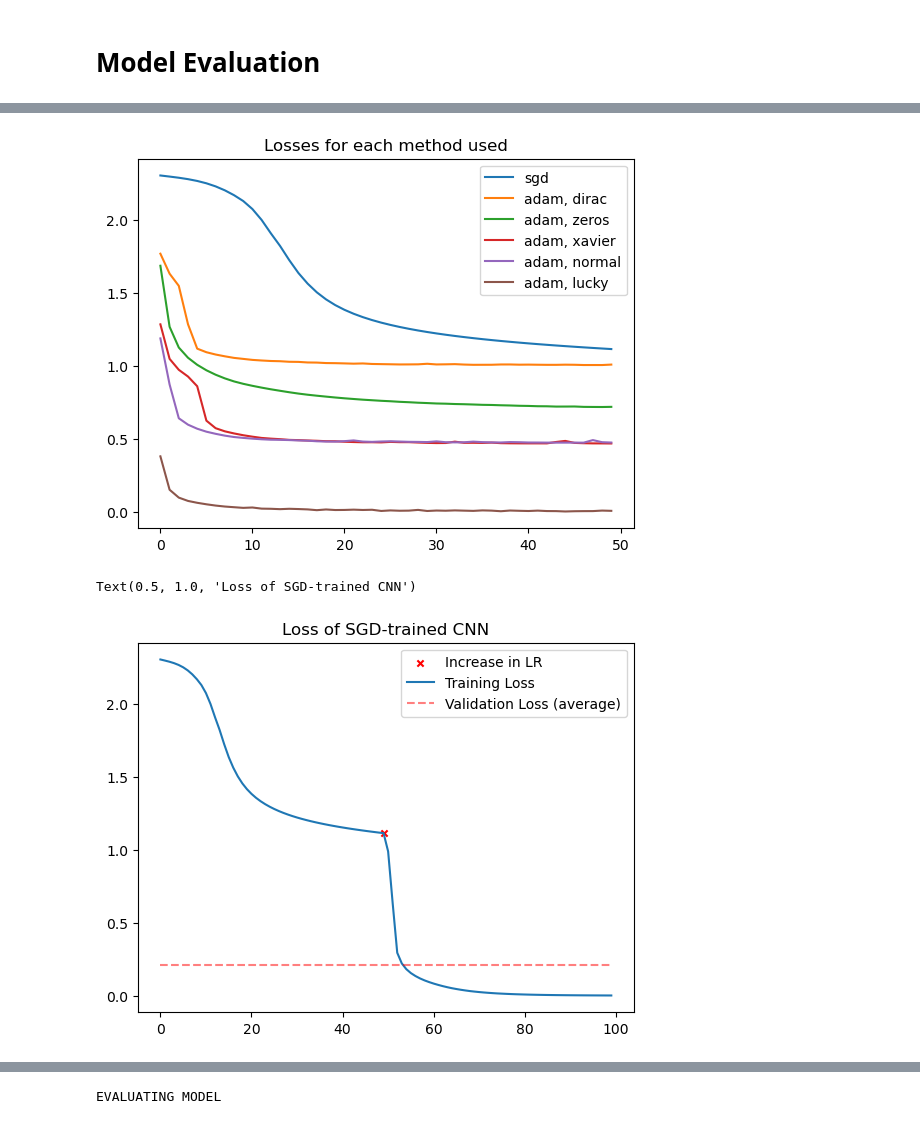
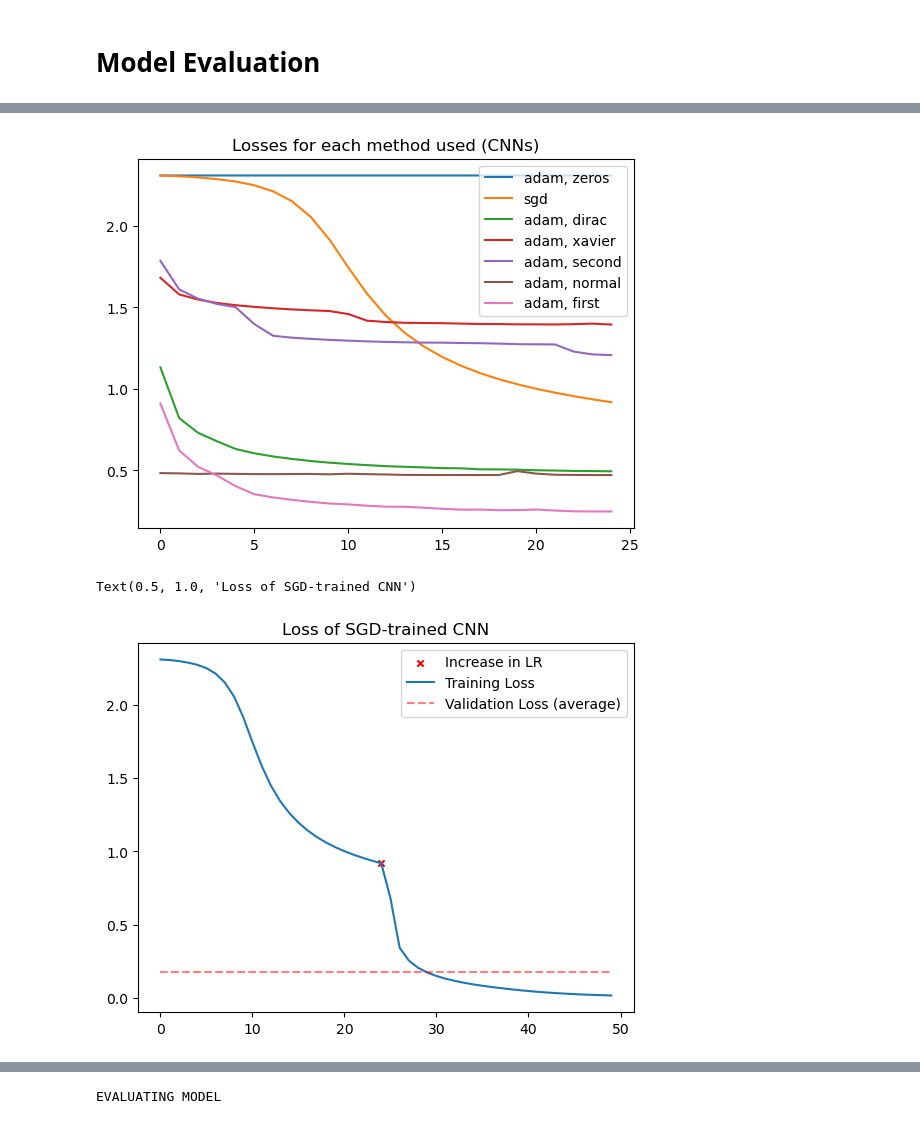
Before and after one commit to OdinMeng/MachineLearningBChallenges, a Jupyter notebook: challenges/challenge3/challenge-three.ipynb, the cells around one changed output, grey strips where cells are left out. Saved outputs shown, nothing was run; the diff lists cells and outputs as text; code cells hidden in the pictures.

Commit message:
redone challenge 3 to preserve everything + revised other challenges

```diff
--- a/challenges/challenge3/challenge-three.ipynb
+++ b/challenges/challenge3/challenge-three.ipynb
@@ -313,6 +329,6 @@ my_cnn = CNN()
 
 cnn_optimizer1 = torch.optim.Adam(my_cnn.parameters())
 
-cnn_loss1 = train_model(my_cnn, 50, train_loader, CE, cnn_optimizer1)
+cnn_loss1 = train_model(my_cnn, 25, train_loader, CE, cnn_optimizer1)
 # %% [output]
 TRAINING MODEL!
@@ -336,6 +354,8 @@ my_cnn_again = CNN()
 CE = nn.CrossEntropyLoss()
 cnn_optimizer1 = torch.optim.Adam(my_cnn_again.parameters())
 
-cnn_loss2 = train_model(my_cnn_again, 50, train_loader, CE, cnn_optimizer1)
+cnn_loss2 = train_model(my_cnn_again, 25, train_loader, CE, cnn_optimizer1)
+
+save_model(my_cnn_again, cnn_loss2, "second_cnn")
 # %% [output]
 TRAINING MODEL!
@@ -396,8 +411,9 @@ losses = {}
 # %%
 for model in models:
     print(renamer[model])
-    losses[renamer[model]] = train_model(model, 50, train_loader, CE, torch.optim.Adam(model.parameters()))
+    losses[renamer[model]] = train_model(model, 25, train_loader, CE, torch.optim.Adam(model.parameters()))
 
+    save_model(model, losses[renamer[model]], renamer[model].replace(" ", "_"))
     print("="*80)
     print()
     pass
@@ -426,6 +439,8 @@ cnn_sgd = CNN()
 CE = nn.CrossEntropyLoss()
 cnn_optimizer_sgd = torch.optim.SGD(cnn_sgd.parameters())
 
-cnn_loss_sgd_1 = train_model(cnn_sgd, 50, train_loader, CE, cnn_optimizer_sgd)
+cnn_loss_sgd_1 = train_model(cnn_sgd, 25, train_loader, CE, cnn_optimizer_sgd)
+
+save_model(cnn_sgd, cnn_loss_sgd_1, 'cnn_sgd_part1')
 # %% [output]
 TRAINING MODEL!
@@ -554,25 +617,28 @@ Average Loss: 0.2125026625614347 | Time: 1.75
 # %%
-# Plot every loss with test loss as avg
+# Plot every loss trained on CNN
 fig, ax = plt.subplots()
+
+ax.plot(losses['cnn zeros'], label='adam, zeros')
 
 ax.plot(cnn_loss_sgd_1, label='sgd')
 ax.plot(losses['cnn dirac'], label='adam, dirac')
-ax.plot(losses['cnn zeros'], label='adam, zeros')
 ax.plot(losses['xavier'], label='adam, xavier')
+ax.plot(cnn_loss2, label='adam, second')
+
 ax.plot(losses['cnn normal'], label='adam, normal')
 
-ax.plot(fcnn_loss_adam, label='adam, lucky')
+ax.plot(cnn_loss1, label='adam, first')
 
-ax.set_title("Losses for each method used")
+ax.set_title("Losses for each method used (CNNs)")
 
 plt.legend()
 plt.show()
 # %% [output]
-[figure, old version]
+[figure, new version]
 # %%
 fig, ax = plt.subplots()
 
-ax.scatter(49, cnn_loss_sgd_1[49], marker='x', color='red', label="Increase in LR", s = 20)
+ax.scatter(24, cnn_loss_sgd_1[24], marker='x', color='red', label="Increase in LR", s = 20)
 ax.plot(cnn_loss_sgd := np.concatenate([cnn_loss_sgd_1, cnn_loss_sgd_2]), label="Training Loss")
 ax.plot([test_loss] * cnn_loss_sgd.shape[0], label="Validation Loss (average)", alpha=0.5, color="red", linestyle="--")
 
@@ -580,4 +646,4 @@ ax.legend()
 ax.set_title("Loss of SGD-trained CNN")
 # %% [output]
 Text(0.5, 1.0, 'Loss of SGD-trained CNN')
-[figure, old version]
+[figure, new version]
```
Also changed, not shown: parts of 35 cells of this notebook, 52 other files.
